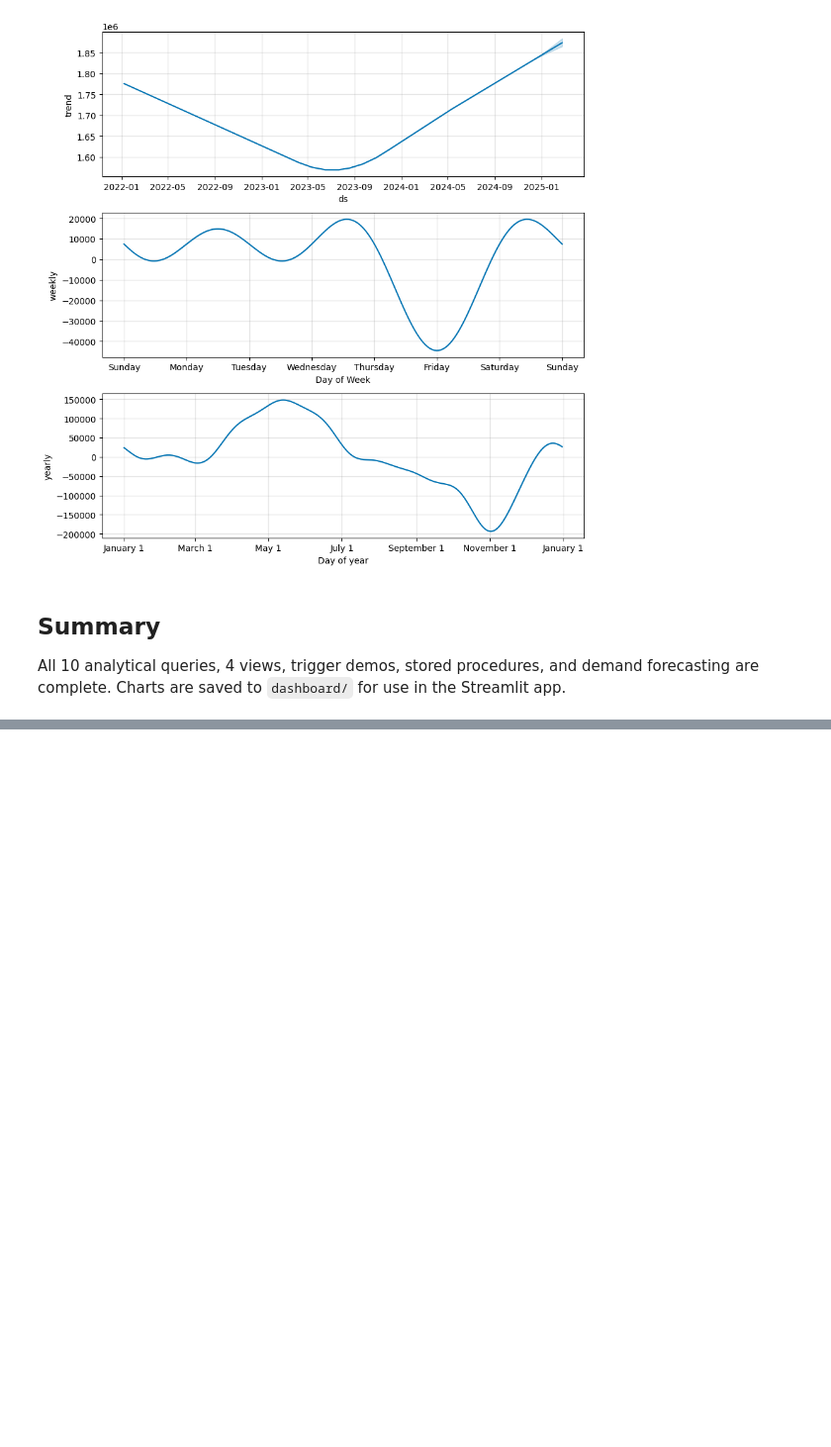
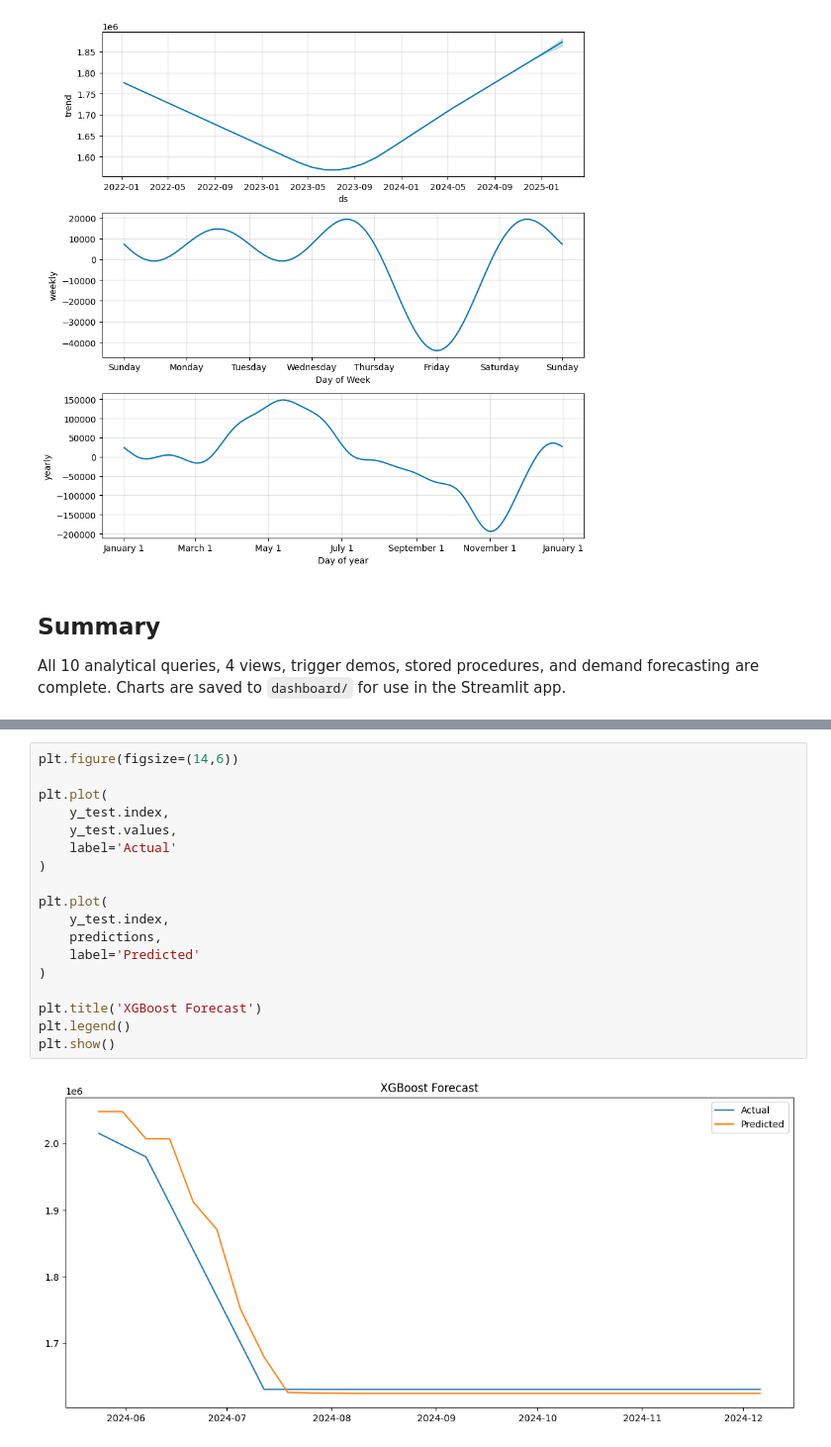
Before and after one commit to nikitasharma1203/Retail-Demand-Inventory-Management-System-with-Forecasting-Integration, a Jupyter notebook: notebooks/final.ipynb, the cells around one changed output, grey strips where cells are left out. Shown at 99% size. Cells and saved outputs as stored; diff of their text form; blank space fills up the shorter version.

```diff
--- a/notebooks/final.ipynb
+++ b/notebooks/final.ipynb
@@ -732,0 +855,20 @@ Charts are saved to `dashboard/` for use in the Streamlit app.
+# %%
+plt.figure(figsize=(14,6))
+
+plt.plot(
+    y_test.index,
+    y_test.values,
+    label='Actual'
+)
+
+plt.plot(
+    y_test.index,
+    predictions,
+    label='Predicted'
+)
+
+plt.title('XGBoost Forecast')
+plt.legend()
+plt.show()
+# %% [output]
+[figure, added]
```
Also changed, not shown: parts of 24 cells of this notebook, 38 other files.
